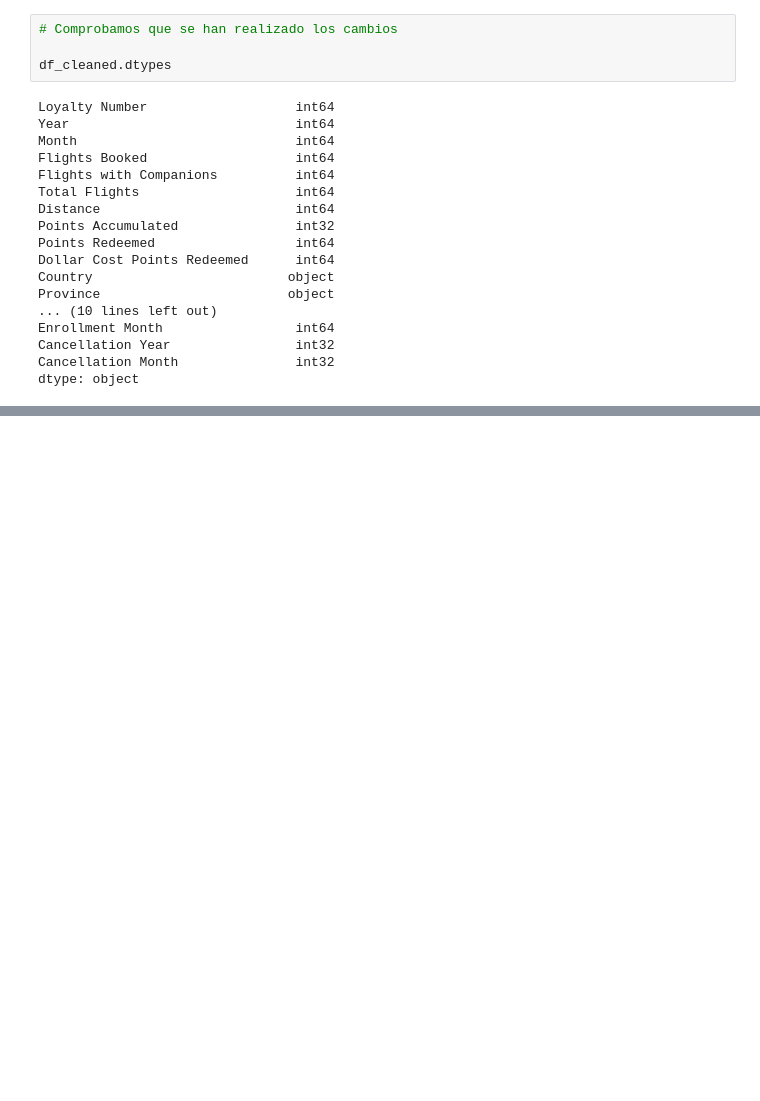
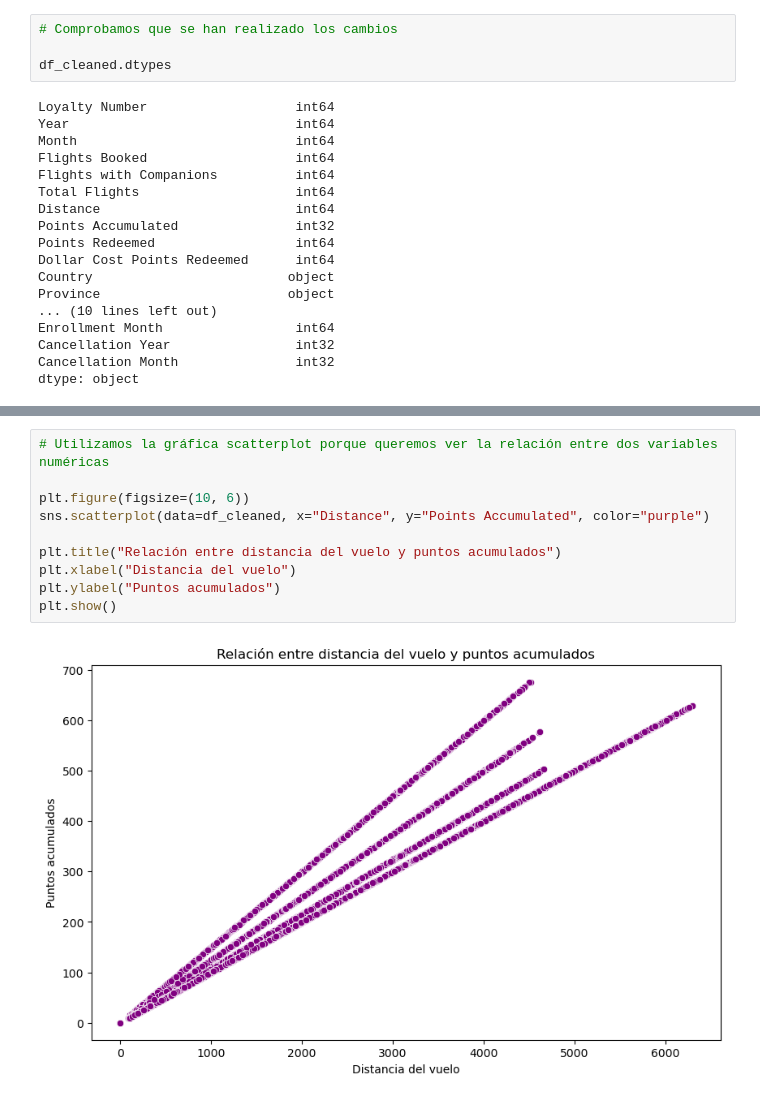
Before and after one commit to Adalab/bda-modulo-3-evaluacion-final-Mgg-maria, a Jupyter notebook: evaluacion.ipynb, the cells around one changed output, grey strips where cells are left out. Saved outputs shown, nothing was run; the diff lists cells and outputs as text; blank space fills up the shorter version.

```diff
--- a/evaluacion.ipynb
+++ b/evaluacion.ipynb
@@ -590,0 +650,12 @@ dtype: object
+# %%
+# Utilizamos la gráfica scatterplot porque queremos ver la relación entre dos variables numéricas
+
+plt.figure(figsize=(10, 6))
+sns.scatterplot(data=df_cleaned, x="Distance", y="Points Accumulated", color="purple")
+
+plt.title("Relación entre distancia del vuelo y puntos acumulados")
+plt.xlabel("Distancia del vuelo")
+plt.ylabel("Puntos acumulados")
+plt.show()
+# %% [output]
+[figure, added]
```
Also changed, not shown: parts of 20 cells of this notebook, 1 other file.
